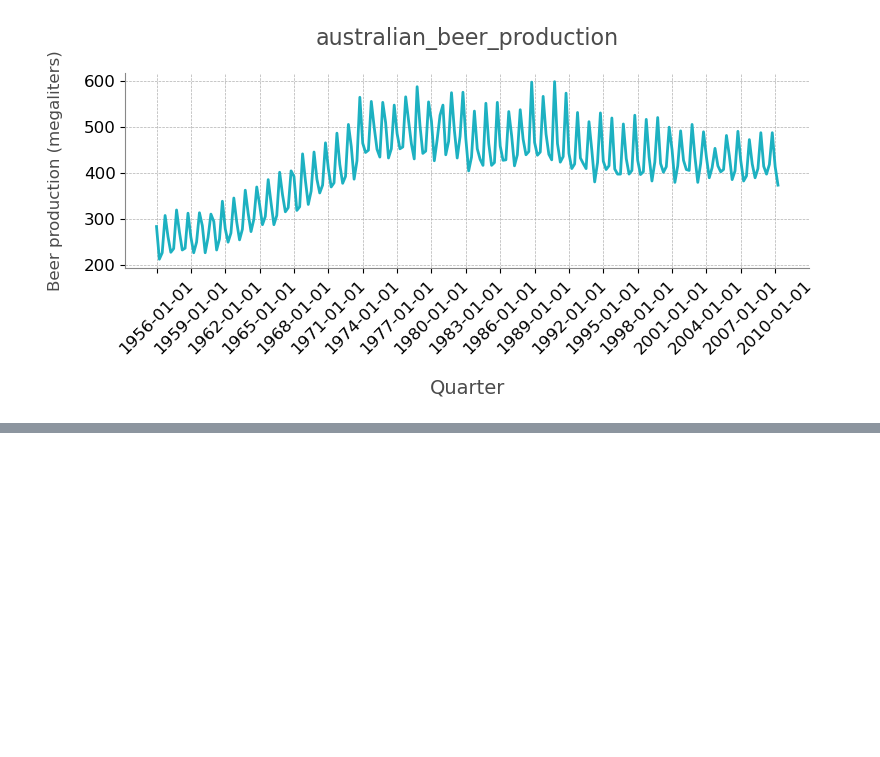
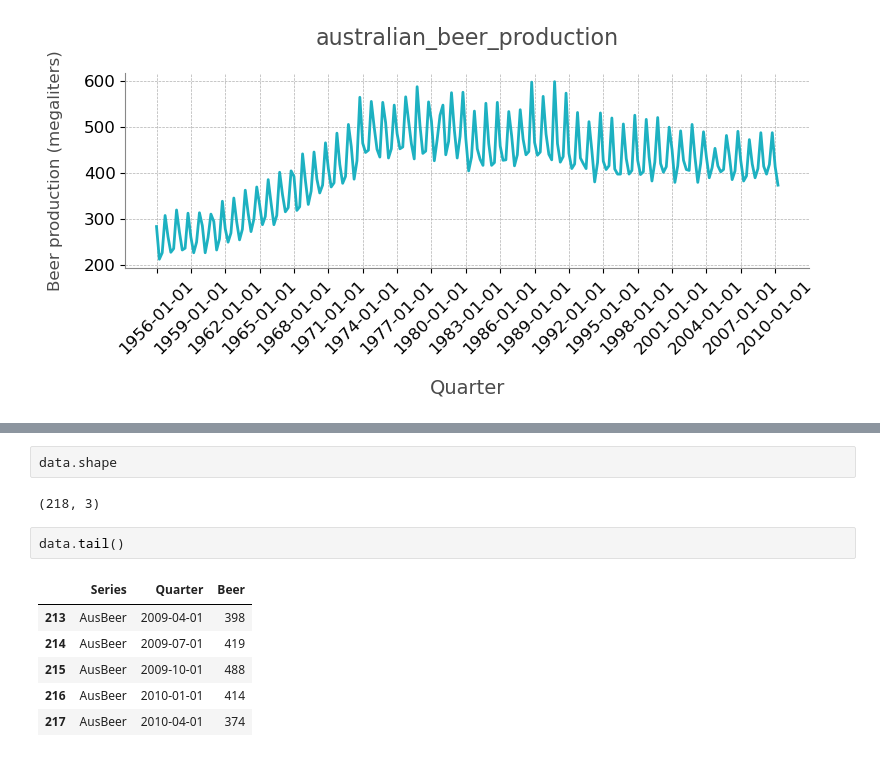
Before and after one commit to readytensor/rt-datasets-forecasting, a Jupyter notebook: datasets/raw/australian_beer_production/process_australian_beer_data.ipynb, the cells around one changed output, grey strips where cells are left out. Cells and saved outputs as stored; diff of their text form; blank space fills up the shorter version.

```diff
--- a/datasets/raw/australian_beer_production/process_australian_beer_data.ipynb
+++ b/datasets/raw/australian_beer_production/process_australian_beer_data.ipynb
@@ -128,0 +125,13 @@ data.shape
+# %%
+data.shape
+# %% [output]
+(218, 3)
+# %%
+data.tail()
+# %% [output]
+|  | Series | Quarter | Beer |
+| 213 | AusBeer | 2009-04-01 | 398 |
+| 214 | AusBeer | 2009-07-01 | 419 |
+| 215 | AusBeer | 2009-10-01 | 488 |
+| 216 | AusBeer | 2010-01-01 | 414 |
+| 217 | AusBeer | 2010-04-01 | 374 |
```
Also changed, not shown: parts of 5 cells of this notebook, 14 other files.
